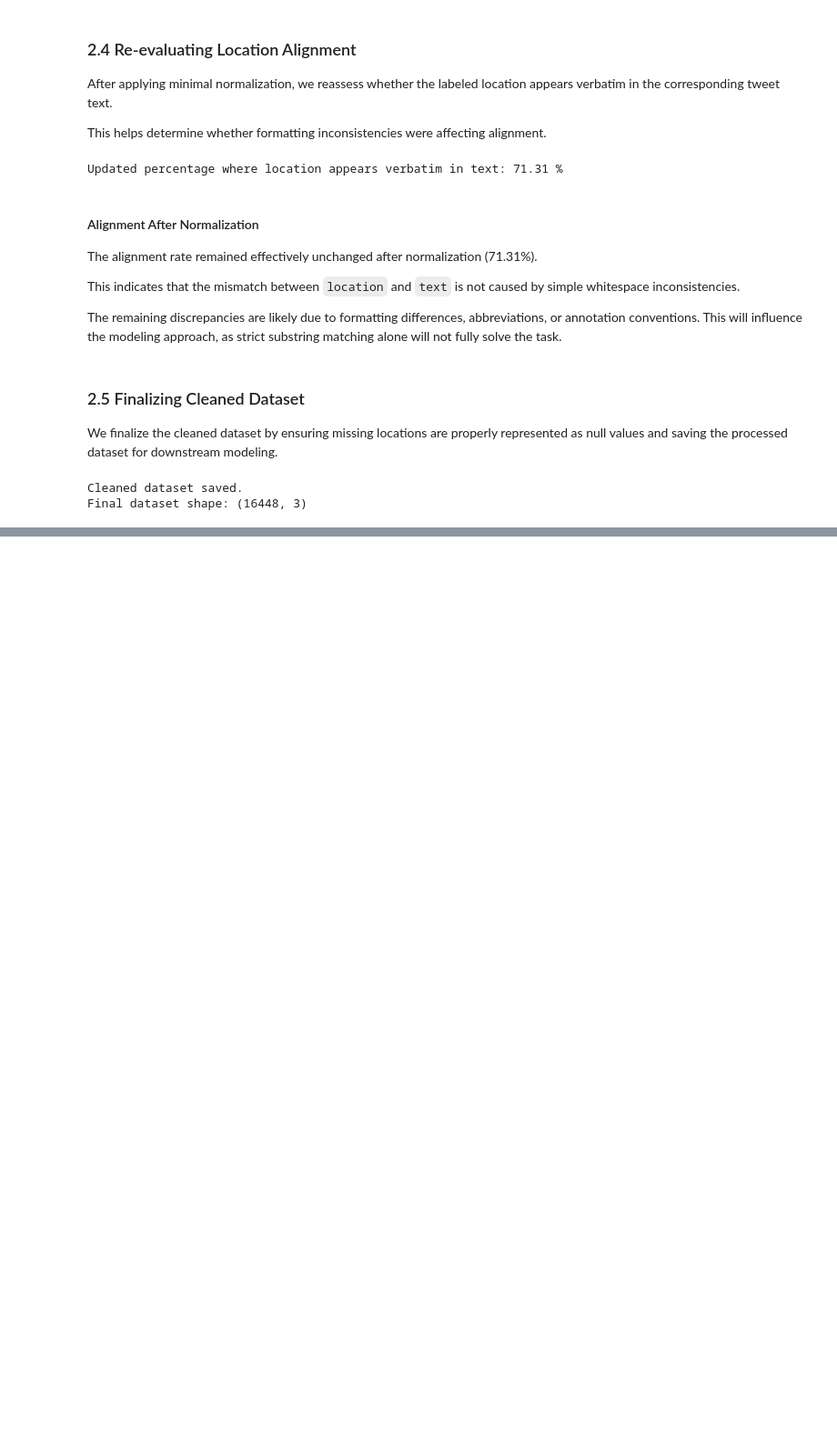
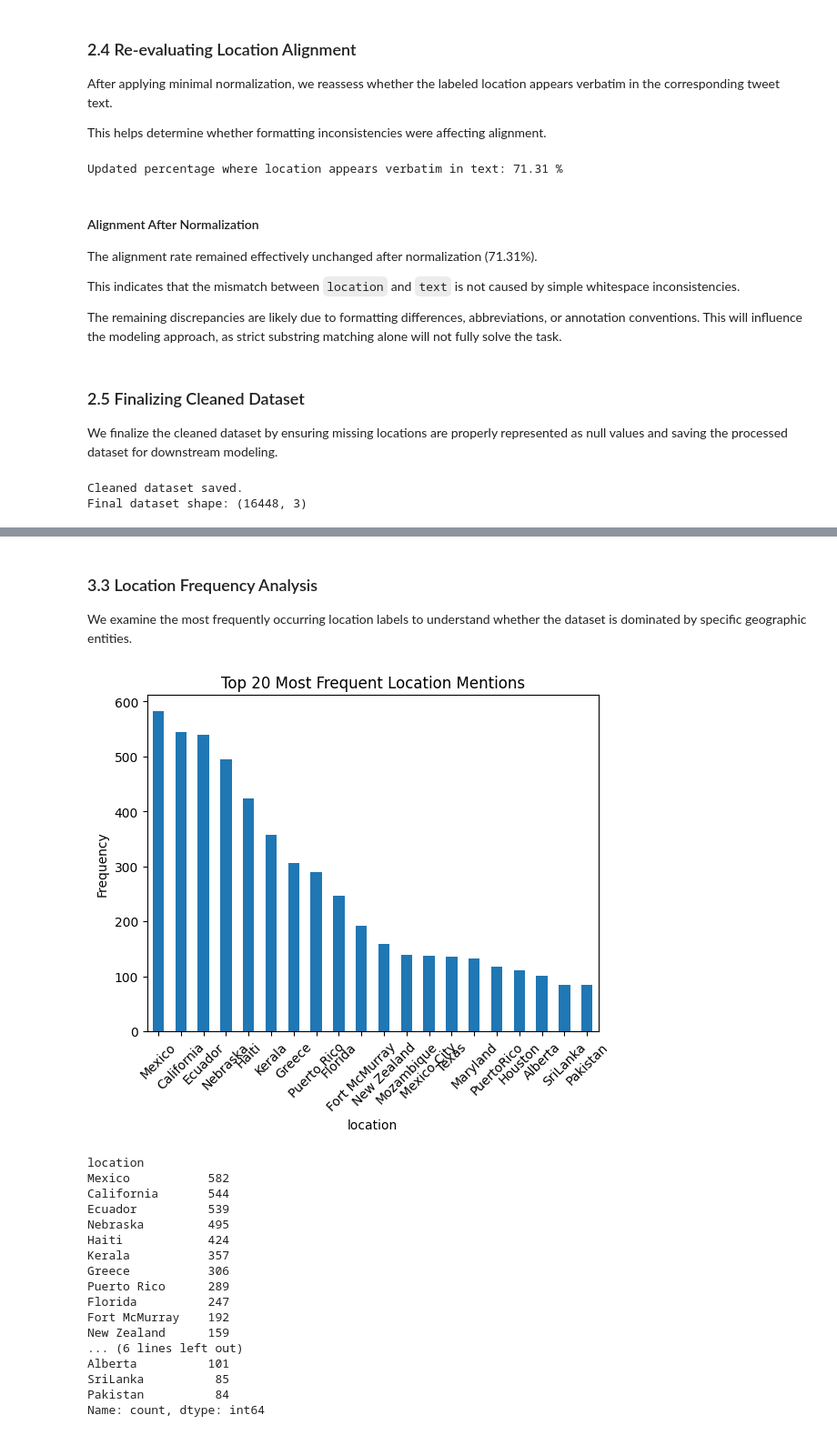
Before and after one commit to RofhiwaRamps23/disaster-location-mention-recognition, a Jupyter notebook: notebooks/01_eda.ipynb, the cells around one changed output, grey strips where cells are left out. Shown at 91% size. Saved outputs shown, nothing was run; the diff lists cells and outputs as text; code cells hidden in the pictures; blank space fills up the shorter version.

```diff
--- a/notebooks/01_eda.ipynb
+++ b/notebooks/01_eda.ipynb
@@ -340,0 +417,34 @@ Final dataset shape: (16448, 3)
+# %% [markdown]
+### 3.3 Location Frequency Analysis
+
+We examine the most frequently occurring location labels to understand whether the dataset is dominated by specific geographic entities.
+# %%
+top_locations = cleaned["location"].value_counts().head(20)
+
+plt.figure()
+top_locations.plot(kind="bar")
+plt.title("Top 20 Most Frequent Location Mentions")
+plt.ylabel("Frequency")
+plt.xticks(rotation=45)
+plt.show()
+
+top_locations
+# %% [output]
+[figure, added]
+location
+Mexico           582
+California       544
+Ecuador          539
+Nebraska         495
+Haiti            424
+Kerala           357
+Greece           306
+Puerto Rico      289
+Florida          247
+Fort McMurray    192
+New Zealand      159
+... (6 lines left out)
+Alberta          101
+SriLanka          85
+Pakistan          84
+Name: count, dtype: int64
```
Also changed, not shown: parts of 12 cells of this notebook.
